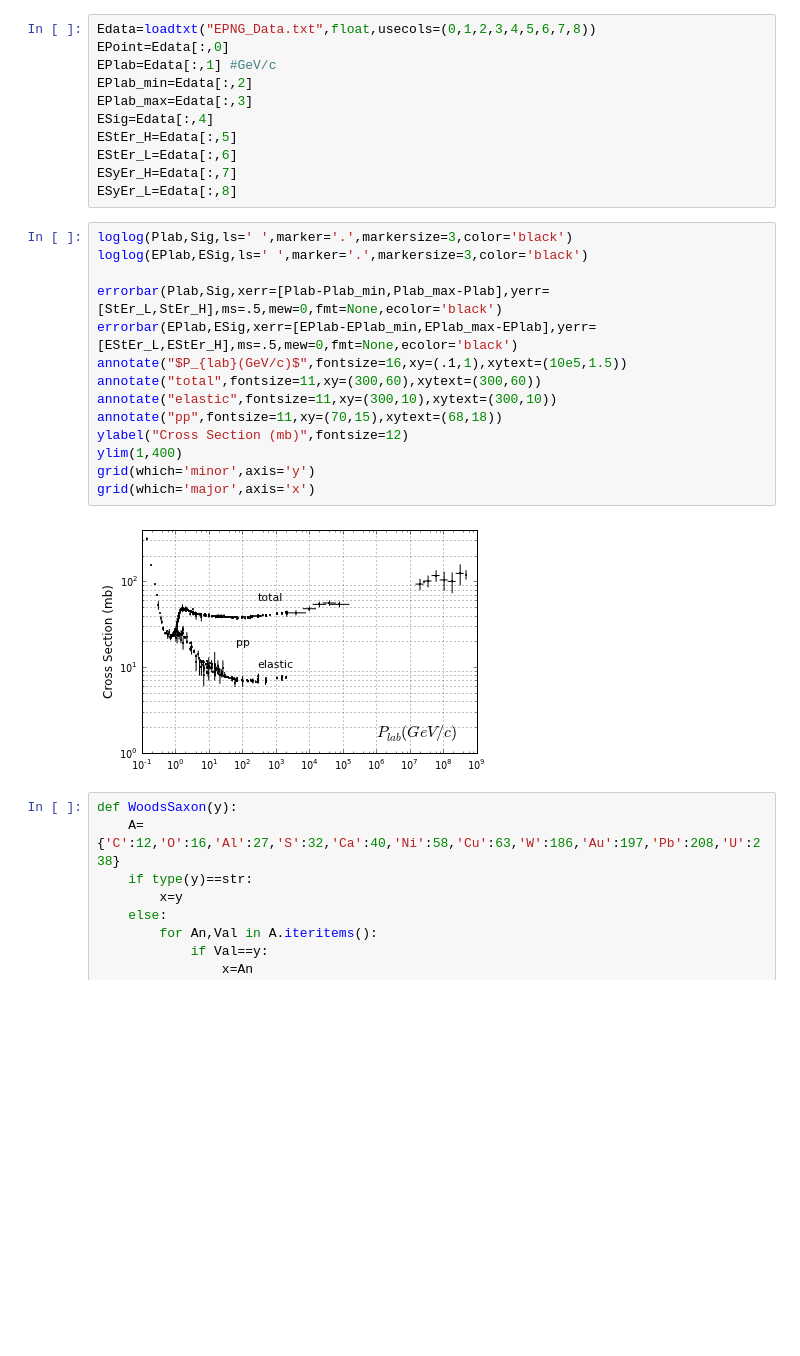
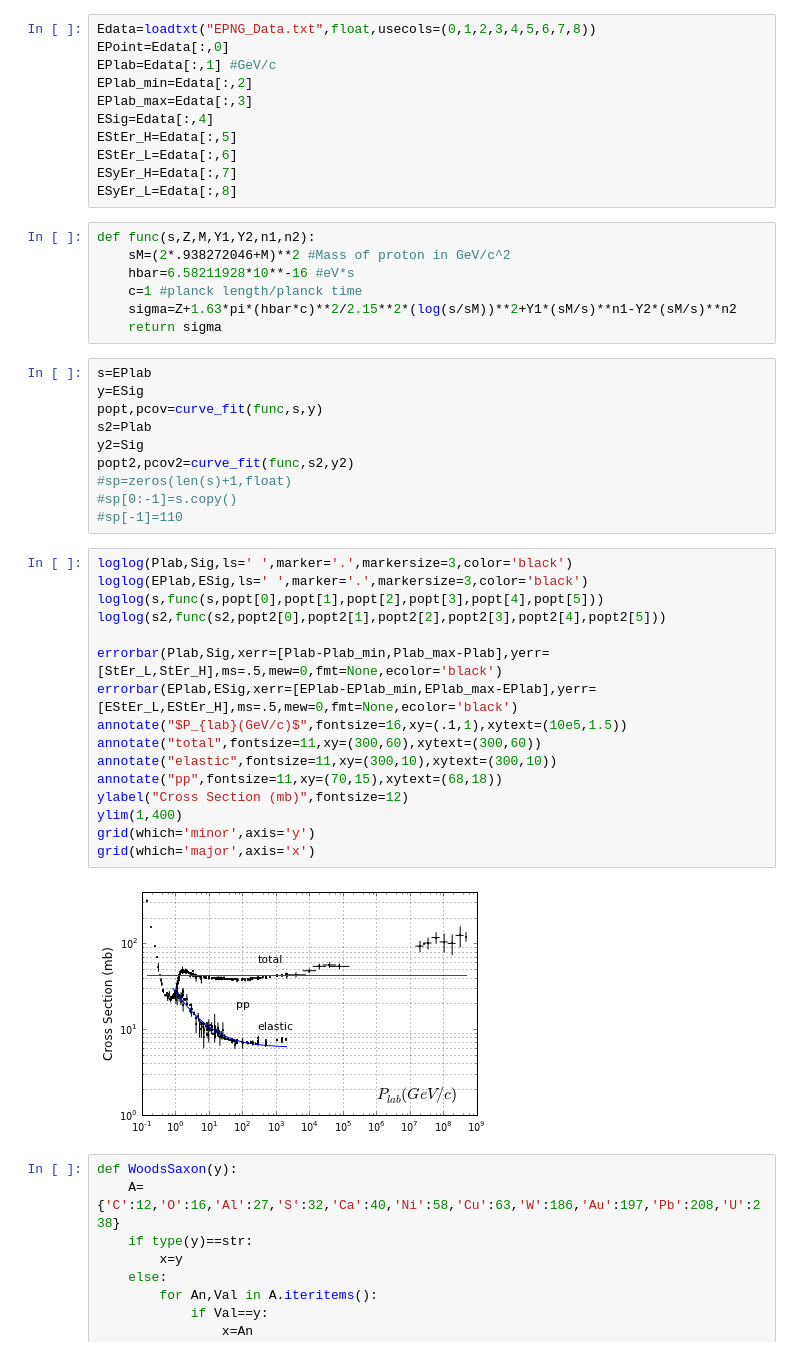
Before and after one commit to jdfreder/MCG, a Jupyter notebook: Project/NuclearInteractions.ipynb, the cells around one changed output. Cells and saved outputs as stored; diff of their text form; blank space fills up the shorter version.

```diff
--- a/Project/NuclearInteractions.ipynb
+++ b/Project/NuclearInteractions.ipynb
@@ -40,22 +38,41 @@ EStEr_H=Edata[:,5]
 EStEr_L=Edata[:,6]
 ESyEr_H=Edata[:,7]
 ESyEr_L=Edata[:,8]
+# %%
+def func(s,Z,M,Y1,Y2,n1,n2):
+    sM=(2*.938272046+M)**2 #Mass of proton in GeV/c^2
+    hbar=6.58211928*10**-16 #eV*s
+    c=1 #planck length/planck time
+    sigma=Z+1.63*pi*(hbar*c)**2/2.15**2*(log(s/sM))**2+Y1*(sM/s)**n1-Y2*(sM/s)**n2
+    return sigma
+# %%
+s=EPlab
+y=ESig
+popt,pcov=curve_fit(func,s,y)
+s2=Plab
+y2=Sig
+popt2,pcov2=curve_fit(func,s2,y2)
+#sp=zeros(len(s)+1,float)
+#sp[0:-1]=s.copy()
+#sp[-1]=110
 # %%
 loglog(Plab,Sig,ls=' ',marker='.',markersize=3,color='black')
 loglog(EPlab,ESig,ls=' ',marker='.',markersize=3,color='black')
+loglog(s,func(s,popt[0],popt[1],popt[2],popt[3],popt[4],popt[5]))
+loglog(s2,func(s2,popt2[0],popt2[1],popt2[2],popt2[3],popt2[4],popt2[5]))
 
 errorbar(Plab,Sig,xerr=[Plab-Plab_min,Plab_max-Plab],yerr=[StEr_L,StEr_H],ms=.5,mew=0,fmt=None,ecolor='black')
 errorbar(EPlab,ESig,xerr=[EPlab-EPlab_min,EPlab_max-EPlab],yerr=[EStEr_L,EStEr_H],ms=.5,mew=0,fmt=None,ecolor='black')
 annotate("$P_{lab}(GeV/c)$",fontsize=16,xy=(.1,1),xytext=(10e5,1.5))
 annotate("total",fontsize=11,xy=(300,60),xytext=(300,60))
 annotate("elastic",fontsize=11,xy=(300,10),xytext=(300,10))
 annotate("pp",fontsize=11,xy=(70,15),xytext=(68,18))
 ylabel("Cross Section (mb)",fontsize=12)
 ylim(1,400)
 grid(which='minor',axis='y')
 grid(which='major',axis='x')
 # %% [output]
-[figure, old version]
+[figure, new version]
 # %%
 def WoodsSaxon(y):
     A={'C':12,'O':16,'Al':27,'S':32,'Ca':40,'Ni':58,'Cu':63,'W':186,'Au':197,'Pb':208,'U':238}
```
Also changed, not shown: parts of 1 cell of this notebook.
